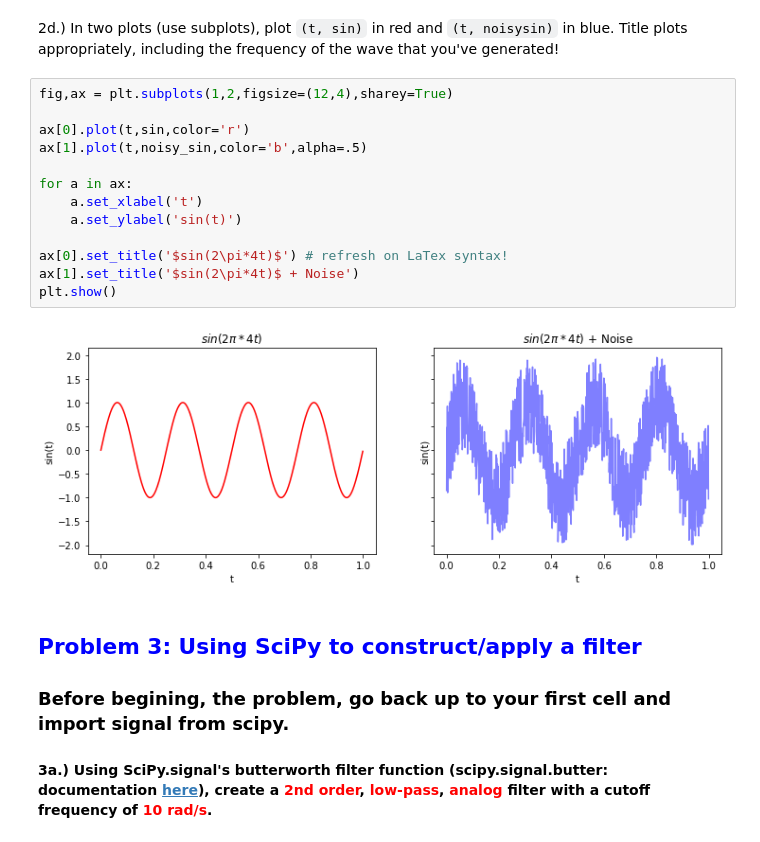
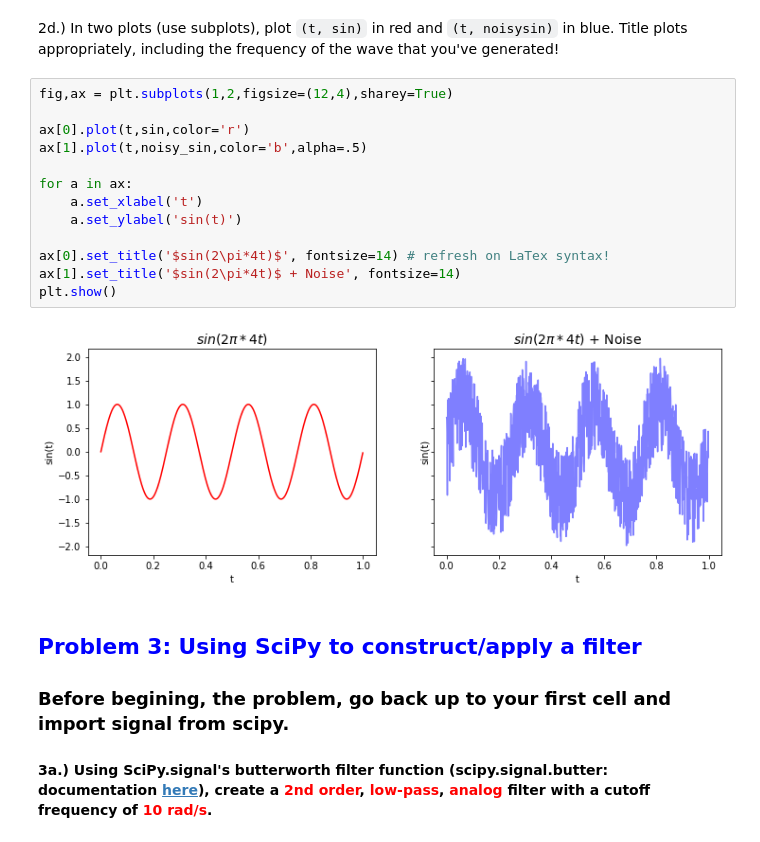
Before and after one commit to jenlscribner/PythonDataCourse, a Jupyter notebook: Homeworks/HW3/HW3_Part_1_soln-jls.ipynb, the cells around one changed output. Saved outputs shown, nothing was run; the diff lists cells and outputs as text.

```diff
--- a/Homeworks/HW3/HW3_Part_1_soln-jls.ipynb
+++ b/Homeworks/HW3/HW3_Part_1_soln-jls.ipynb
@@ -129,18 +132,18 @@ noisy_sin:  [ 0.47507239 -0.68581416  0.92617589 -0.89420177  0.79687444 -0.6431
 # %%
 fig,ax = plt.subplots(1,2,figsize=(12,4),sharey=True)
 
 ax[0].plot(t,sin,color='r')
 ax[1].plot(t,noisy_sin,color='b',alpha=.5)
 
 for a in ax:
     a.set_xlabel('t')
     a.set_ylabel('sin(t)')
 
-ax[0].set_title('$sin(2\pi*4t)$') # refresh on LaTex syntax!
-ax[1].set_title('$sin(2\pi*4t)$ + Noise')
+ax[0].set_title('$sin(2\pi*4t)$', fontsize=14) # refresh on LaTex syntax!
+ax[1].set_title('$sin(2\pi*4t)$ + Noise', fontsize=14)
 plt.show()
 # %% [output]
-[figure, old version]
+[figure, new version]
 # %% [markdown]
 ## <font color = blue> Problem 3: Using SciPy to construct/apply a filter </font>
 ### Before begining, the problem, go back up to your first cell and import signal from scipy.
```
Also changed, not shown: parts of 9 cells of this notebook.
